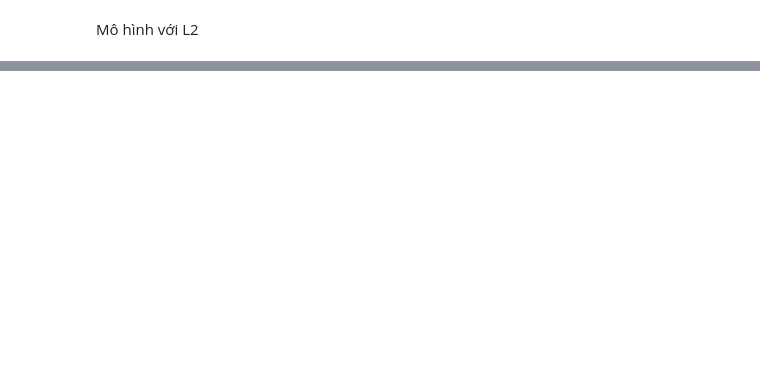
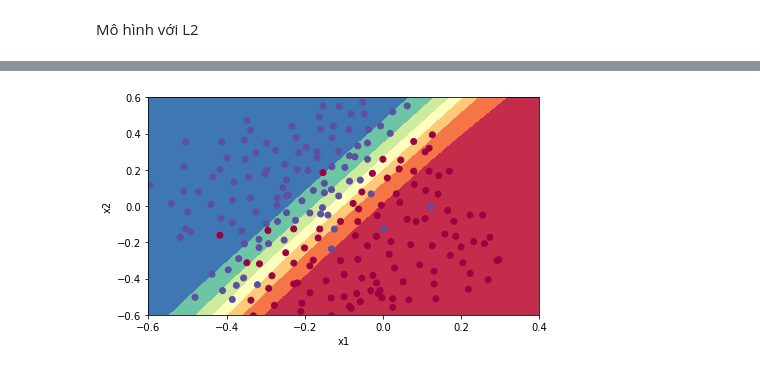
Before and after one commit to thien1892/Cac_van_de_ve_sieu_tham_so, a Jupyter notebook: TH2_Regalarization.ipynb, the cells around one changed output, grey strips where cells are left out. Saved outputs shown, nothing was run; the diff lists cells and outputs as text; code cells hidden in the pictures; blank space fills up the shorter version.

```diff
--- a/TH2_Regalarization.ipynb
+++ b/TH2_Regalarization.ipynb
@@ -147,7 +155,7 @@ def model3(input_shape):
     X_input = Input(input_shape)
     X = Dense(20, activation='relu')(X_input)
     X = Dense(3, activation='relu')(X)
-    X = Dense(1, activation='relu', kernel_regularizer=l2(0.7))(X)
+    X = Dense(1, activation='sigmoid', kernel_regularizer=l2(0.7))(X)
     model = Model(inputs = X_input, outputs = X, name='model3')
 
     return model
@@ -198,0 +207,4 @@ Test Accuracy = 0.9200000166893005
+# %%
+plot_decision_boundaryth2(lambda x: Model3.predict(x), train_X.T, train_Y.T)
+# %% [output]
+[figure, added]
```
Also changed, not shown: parts of 12 cells of this notebook, 3 other files.
